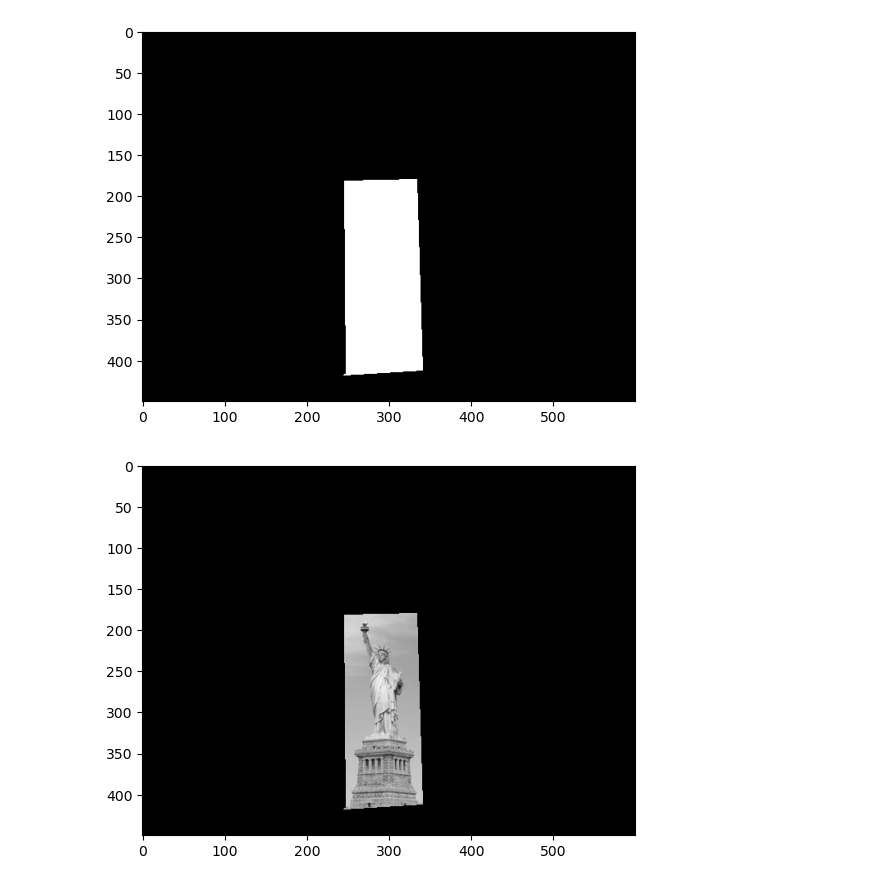
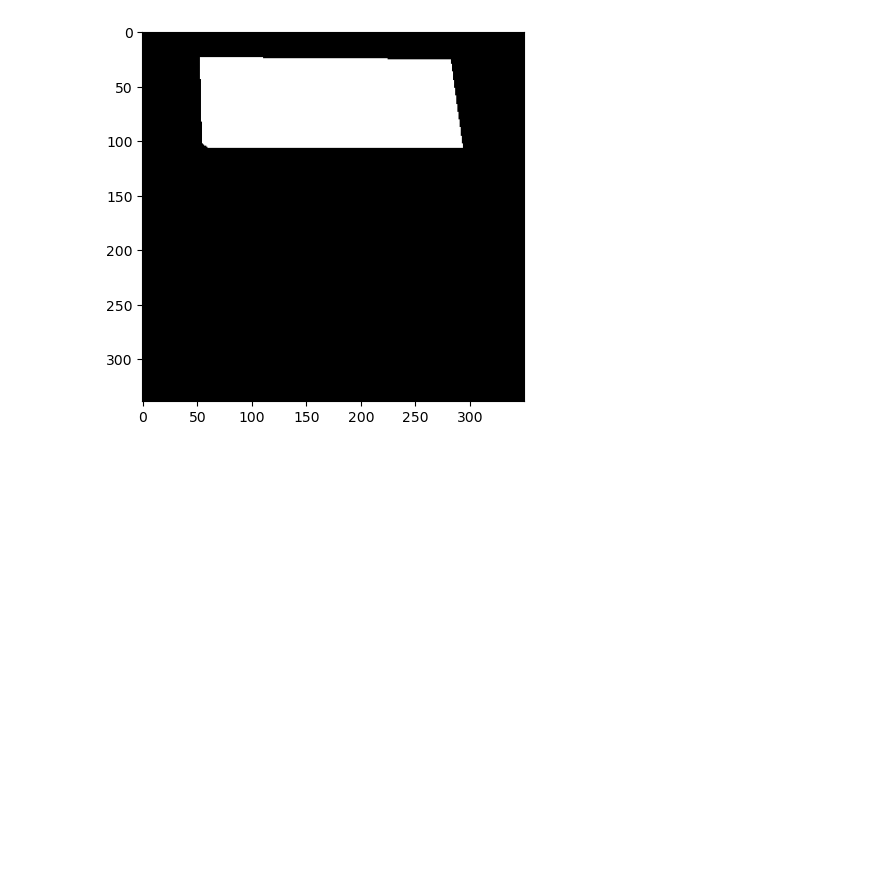
Before and after one commit to Adi-02/SeamlessCloning, a Jupyter notebook: poisson_image_editing.ipynb, the cells around one changed output. Drawn from its saved outputs; the diff is of its cells as text; code cells hidden in the pictures; blank space fills up the shorter version.

```diff
--- a/poisson_image_editing.ipynb
+++ b/poisson_image_editing.ipynb
@@ -8,8 +7,8 @@ import json
 # %%
 # Setting the paths for the source and target image
-img_folder_path = os.path.join(os.getcwd(),"Images")
+img_folder_path = os.path.join(os.getcwd(),"Images Mixed")
 src_img_path = os.path.join(img_folder_path, "source.jpg")
-target_img_path = os.path.join(img_folder_path, "target.jpg")
+target_img_path = os.path.join(img_folder_path, "target.png")
 
 # Storing the images as numpy arrays
 src_img = cv2.imread(src_img_path, cv2.IMREAD_GRAYSCALE)
@@ -34,9 +33,12 @@ plt.show()
 # %%
-!python select_region.py "{src_img_path}"
+#!python select_region.py "{src_img_path}"
 
-# Read the saved region coordinates
-with open('selected_polygon.json', 'r') as file:
-    polygon_points = json.load(file)
+from select_region import RegionSelector
+region_select = RegionSelector()
+polygon_points = region_select.select_region(src_img_path)
+# # Read the saved region coordinates
+# with open('selected_polygon.json', 'r') as file:
+#     polygon_points = json.load(file)
 
 polygon_points = np.array(polygon_points, dtype=np.int32)
 
@@ -64,40 +66,34 @@ import mask_mover
 
 result_path = os.path.join(img_folder_path,"target_without_region.jpg")
 
-offset = mask_mover.move_mask(target_img_path, "selected_polygon.json", result_path)
+offset = mask_mover.move_mask(target_img_path, polygon_points, result_path)
 target_without_region = cv2.imread(result_path, cv2.IMREAD_GRAYSCALE)
 def translate_mask(mask, offset):
     """
     Translate a binary mask by a given offset.
     """
     # Create the translation matrix
     M = np.float32([[1, 0, offset[0]], [0, 1, offset[1]]])
 
     # Translate the mask
     translated_mask = cv2.warpAffine(mask, M, (mask.shape[1], mask.shape[0]))
     return translated_mask
 
 def pad_array_to_match(target_array, array_to_pad):
 
     # Calculate the padding required for each dimension
     padding = [(0, max(0, t - s)) for s, t in zip(array_to_pad.shape, target_array.shape)]
 
     # Pad the array
     padded_array = np.pad(array_to_pad, pad_width=padding, mode='constant', constant_values=0)
 
     return padded_array
 
-src_mask = pad_array_to_match(target_img, selected_region)
+src_mask = pad_array_to_match(target_img, src_img)
 src_mask = translate_mask(src_mask, offset)
 new_mask = pad_array_to_match(target_img, mask)
 new_mask = translate_mask(new_mask, offset)
 plt.imshow(new_mask, cmap="grey")
 plt.show()
-plt.imshow(src_mask, cmap="grey")
-plt.show()
-final_image = target_without_region + src_mask
-plt.imshow(final_image, cmap='gray')
-plt.show()
 # %% [output]
-[figure, old version]
+[figure, new version]
-[figure, removed]
```
Also changed, not shown: parts of 17 cells of this notebook, 11 other files.
